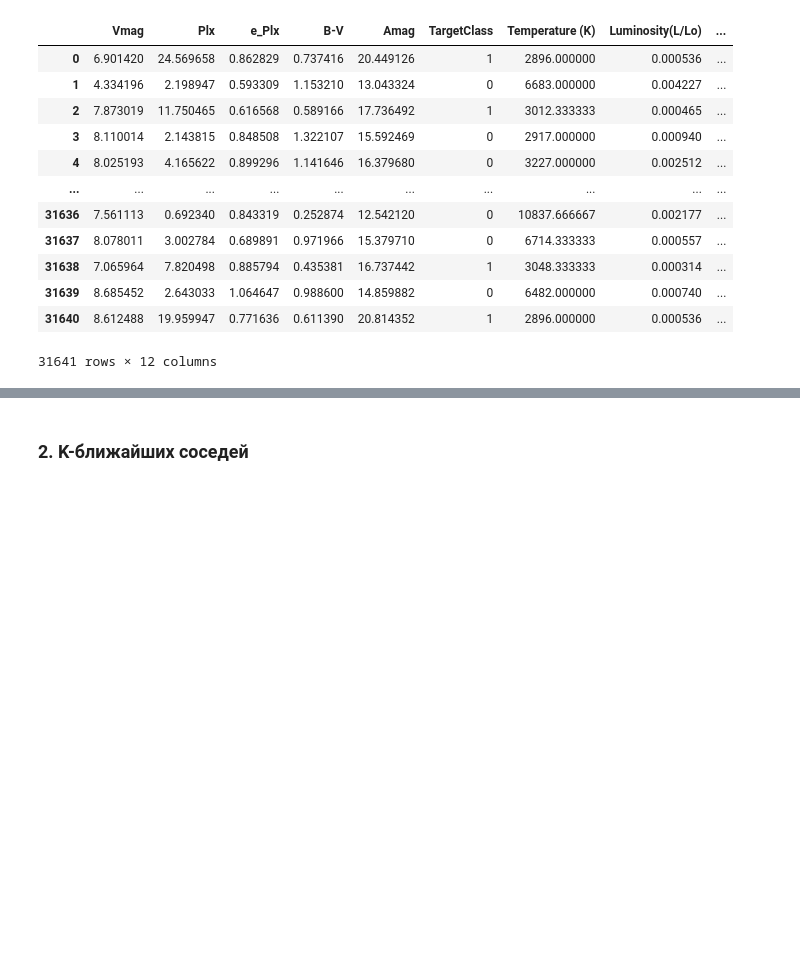
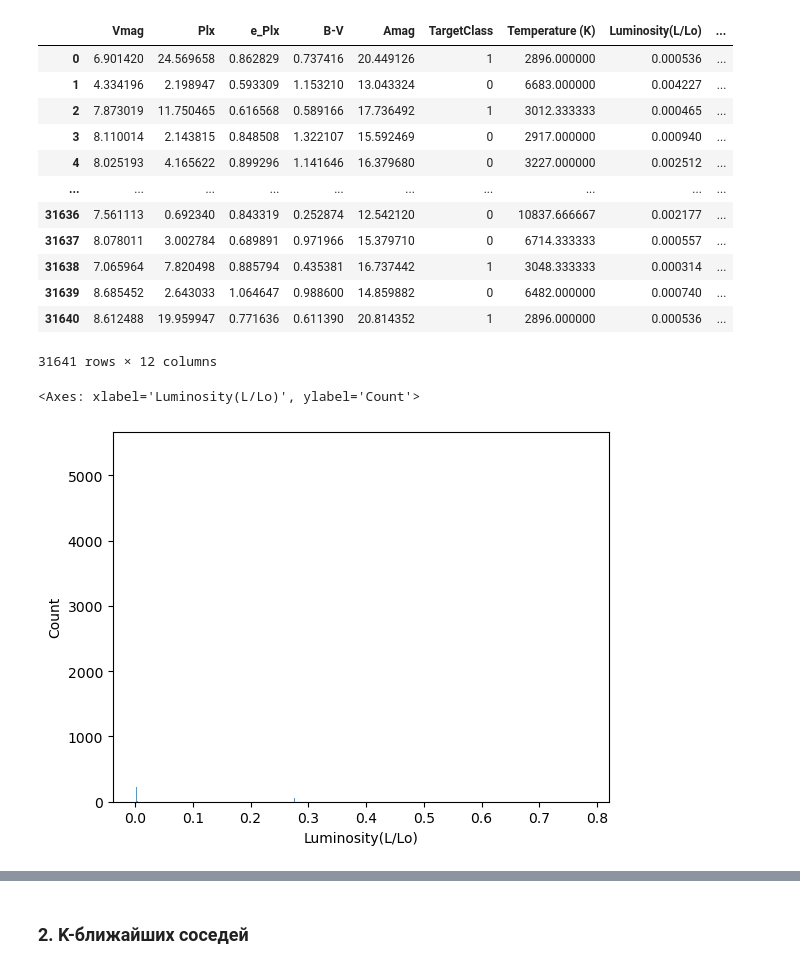
Before and after one commit to junkyRaccoon/HR_diagram, a Jupyter notebook: star.ipynb, the cells around one changed output, grey strips where cells are left out. Saved outputs shown, nothing was run; the diff lists cells and outputs as text; code cells hidden in the pictures; blank space fills up the shorter version.

```diff
--- a/star.ipynb
+++ b/star.ipynb
@@ -70,3 +95,9 @@ dfm
 | 31639 | 8.685452 | 2.643033 | 1.064647 | 0.988600 | 14.859882 | 0 | 6482.000000 | 0.000740 | ... |
 | 31640 | 8.612488 | 19.959947 | 0.771636 | 0.611390 | 20.814352 | 1 | 2896.000000 | 0.000536 | ... |
 31641 rows × 12 columns
+# %%
+dfm['Luminosity(L/Lo)'].mean()
+sns.histplot(dfm['Luminosity(L/Lo)'])
+# %% [output]
+<Axes: xlabel='Luminosity(L/Lo)', ylabel='Count'>
+[figure, added]
```
Also changed, not shown: parts of 40 cells of this notebook.
